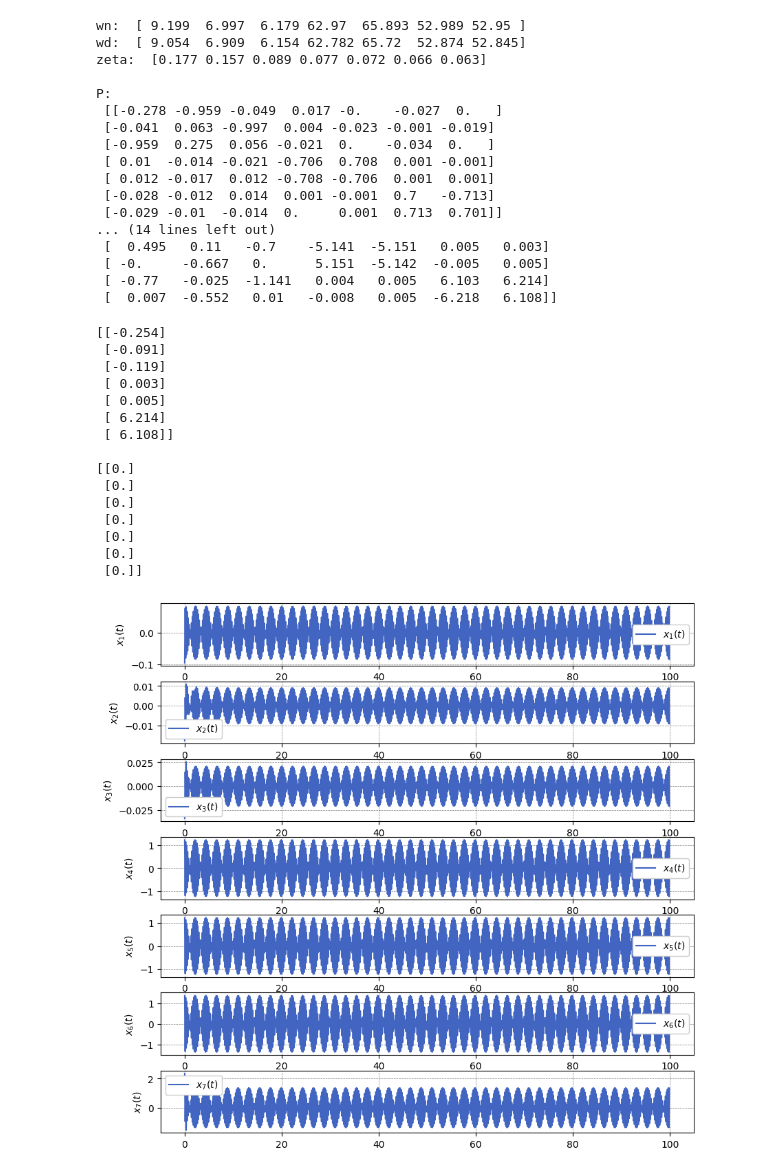
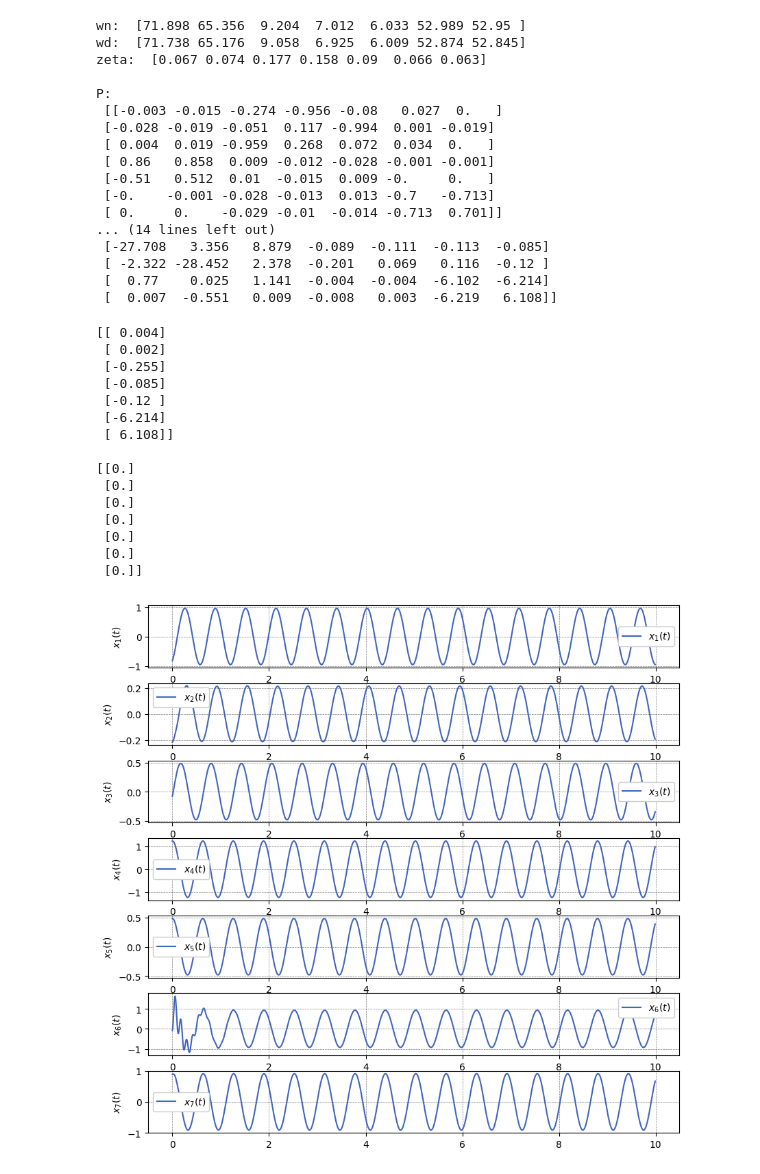
Before and after one commit to miguellrodrigues/dinamica_veicular, a Jupyter notebook: full_car/analise_modal.ipynb, the cells around one changed output. Cells and saved outputs as stored; diff of their text form; code cells hidden in the pictures.

```diff
--- a/full_car/analise_modal.ipynb
+++ b/full_car/analise_modal.ipynb
@@ -33,7 +33,7 @@ kr  = 1.3e4 # N/meter
 ktf = 2e5   # N/meter
 ktr = 2e5   # N/meter
 kR  = 1e4   # (N*meter/rad)
-w   = 1
+w   = .5    # rad/second
 
 k11 = 2*kf+2*kr
 k21 = (b1-b2)*kf+(b2-b1)*kr
@@ -137,23 +137,23 @@ print('S: \n', S)
 print(' ')
 print('S_inv: \n', S_inv)
 # %% [output]
-wn:  [ 9.199  6.997  6.179 62.97  65.893 52.989 52.95 ]
-wd:  [ 9.054  6.909  6.154 62.782 65.72  52.874 52.845]
-zeta:  [0.177 0.157 0.089 0.077 0.072 0.066 0.063]
+wn:  [71.898 65.356  9.204  7.012  6.033 52.989 52.95 ]
+wd:  [71.738 65.176  9.058  6.925  6.009 52.874 52.845]
+zeta:  [0.067 0.074 0.177 0.158 0.09  0.066 0.063]
 
 P:
- [[-0.278 -0.959 -0.049  0.017 -0.    -0.027  0.   ]
- [-0.041  0.063 -0.997  0.004 -0.023 -0.001 -0.019]
- [-0.959  0.275  0.056 -0.021  0.    -0.034  0.   ]
- [ 0.01  -0.014 -0.021 -0.706  0.708  0.001 -0.001]
- [ 0.012 -0.017  0.012 -0.708 -0.706  0.001  0.001]
- [-0.028 -0.012  0.014  0.001 -0.001  0.7   -0.713]
- [-0.029 -0.01  -0.014  0.     0.001  0.713  0.701]]
+ [[-0.003 -0.015 -0.274 -0.956 -0.08   0.027  0.   ]
+ [-0.028 -0.019 -0.051  0.117 -0.994  0.001 -0.019]
+ [ 0.004  0.019 -0.959  0.268  0.072  0.034  0.   ]
+ [ 0.86   0.858  0.009 -0.012 -0.028 -0.001 -0.001]
+ [-0.51   0.512  0.01  -0.015  0.009 -0.     0.   ]
+ [-0.    -0.001 -0.028 -0.013  0.013 -0.7   -0.713]
+ [ 0.     0.    -0.029 -0.01  -0.014 -0.713  0.701]]
 ... (14 lines left out)
- [  0.495   0.11   -0.7    -5.141  -5.151   0.005   0.003]
- [ -0.     -0.667   0.      5.151  -5.142  -0.005   0.005]
- [ -0.77   -0.025  -1.141   0.004   0.005   6.103   6.214]
- [  0.007  -0.552   0.01   -0.008   0.005  -6.218   6.108]]
+ [-27.708   3.356   8.879  -0.089  -0.111  -0.113  -0.085]
+ [ -2.322 -28.452   2.378  -0.201   0.069   0.116  -0.12 ]
+ [  0.77    0.025   1.141  -0.004  -0.004  -6.102  -6.214]
+ [  0.007  -0.551   0.009  -0.008   0.003  -6.219   6.108]]
 # %%
 # condições iniciais inversas modais
 r_0     = (S_inv@X0)
@@ -163,12 +163,12 @@ pprint(r_0)
 print(' ')
 pprint(r_dot_0)
 # %% [output]
-[[-0.254]
- [-0.091]
- [-0.119]
- [ 0.003]
- [ 0.005]
- [ 6.214]
+[[ 0.004]
+ [ 0.002]
+ [-0.255]
+ [-0.085]
+ [-0.12 ]
+ [-6.214]
  [ 6.108]]
 
 [[0.]
@@ -187,7 +187,7 @@ r = []
 B = np.eye(N)
 
 F = P.T @ M_minus_half @ B @ F
-wf = 30
+wf = 10
 
 for i in range(N):
     w    = wn[i]
@@ -229,28 +229,28 @@ x_t = S@R
 # %%
 # Simulação
 
-sampling_period = 1e-1
+sampling_period = 1e-2
 samples = 10000
 
 time = arange(0, samples*sampling_period, sampling_period)
 
 x = [lambdify(t, x_t[i,0], 'numpy') for i in range(N)]
 
 xi = [x[i](time) for i in range(N)]
 
 fig, ax = plt.subplots(N, 1, figsize=(10, 10))
 plt.subplots_adjust(hspace=0.25)
 
 idx = 1000
 
 for i in range(N):
     ax[i].plot(time[:idx], xi[i][:idx], label=f'$x_{i+1}(t)$')
     ax[i].set_ylabel(f'$x_{i+1}(t)$')
     ax[i].legend()
 
-# plt.savefig('imagens/forced_response.png', dpi=300)
+plt.savefig('respsota_forcada_wf_10.png', dpi=300)
 # %% [output]
-[figure, old version]
+[figure, new version]
 # %%
 plt.figure()
 
```
Also changed, not shown: parts of 4 cells of this notebook, 6 other files.
